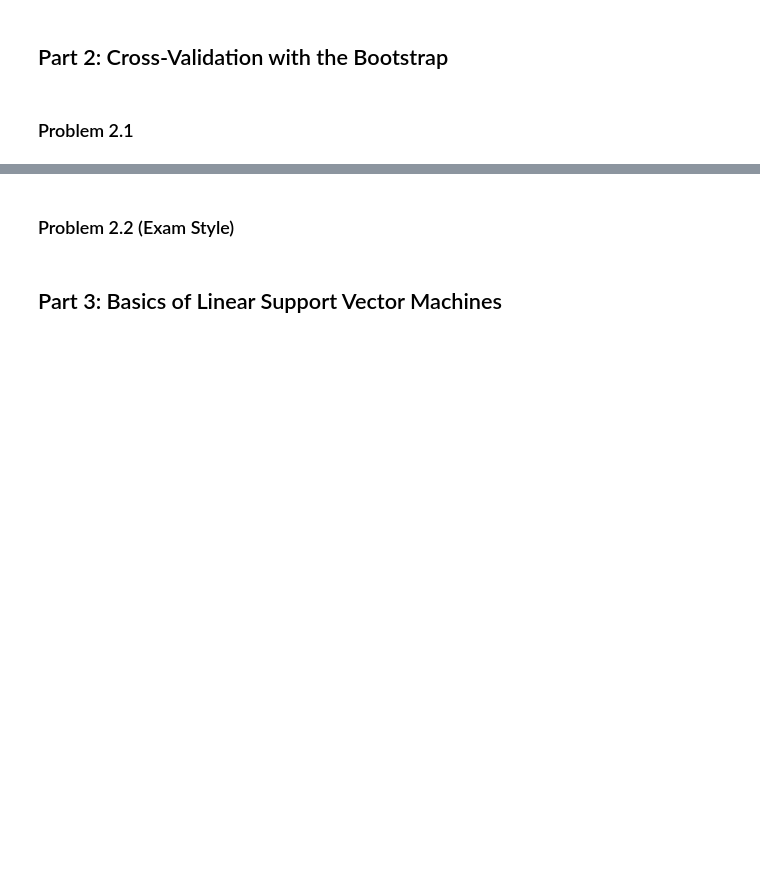
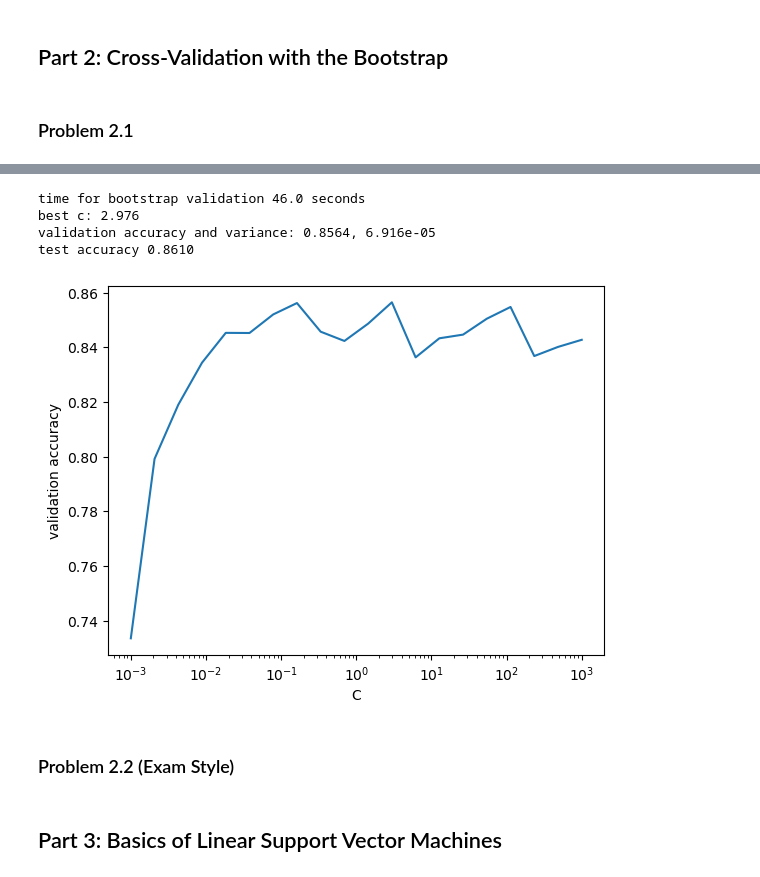
Before and after one commit to charlieoestreicher/Homework07, a Jupyter notebook: homework07.ipynb, the cells around one changed output, grey strips where cells are left out. Cells and saved outputs as stored; diff of their text form; code cells hidden in the pictures; blank space fills up the shorter version.

```diff
--- a/homework07.ipynb
+++ b/homework07.ipynb
@@ -115,6 +115,32 @@ import numpy as np
 from matplotlib import pyplot as plt
 from time import time
 from tqdm import tqdm
+# %%
+def bootstrap_validation(t, c_values, n_folds, rng):
+    n = len(t.y)
+    # n_v = n // n_folds
+    all_idx = set(np.arange(n, dtype=int))
+    best_c, best_accuracy, best_variance = None, -np.inf, None
+    c_accuracies = []
+    for c in tqdm(c_values):
+        # v_idx = np.arange(n_v)
+        s, s2 = 0., 0.
+        for fold in range(n_folds):
+            # t_idx = np.array(list(all_idx - set(v_idx)), dtype=int)
+            t_idx = sample(n, (n,), rng)
+            v_idx = np.setdiff1d(list(all_idx), t_idx)
+            h = LogisticRegression(C=c, max_iter=10000)
+            h.fit(t.x[t_idx], t.y[t_idx])
+            acc = h.score(t.x[v_idx], t.y[v_idx])
+            s, s2 = s + acc, s2 + acc ** 2
+        accuracy = s / n_folds
+        c_accuracies.append(accuracy)
+        if accuracy > best_accuracy:
+            variance = (s2 - accuracy * s) / (n_folds - 1)
+            best_c, best_accuracy, best_variance = c, accuracy, variance
+    best_h = LogisticRegression(C=best_c, max_iter=10000)
+    best_h.fit(t.x, t.y)
+    return best_h, best_accuracy, best_variance, c_accuracies
 # %%
 def experiment(c_range=np.logspace(-3, 3, num=20), n_folds=5):
     rng = np.random.default_rng(15)
@@ -163,3 +189,11 @@ Using previously downloaded file mnist.pickle
+# %%
+experiment()
+# %% [output]
+time for bootstrap validation 46.0 seconds
+best c: 2.976
+validation accuracy and variance: 0.8564, 6.916e-05
+test accuracy 0.8610
+[figure, added]
 # %% [markdown]
 ### Problem 2.2 (Exam Style)
 # %% [markdown]
```
Also changed, not shown: parts of 1 cell of this notebook.
